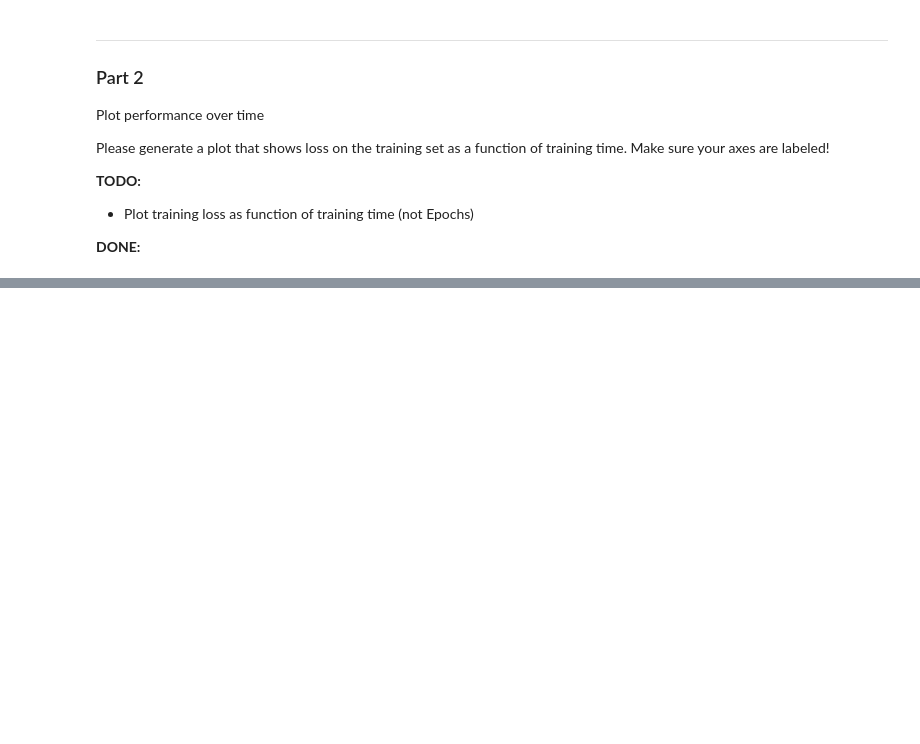
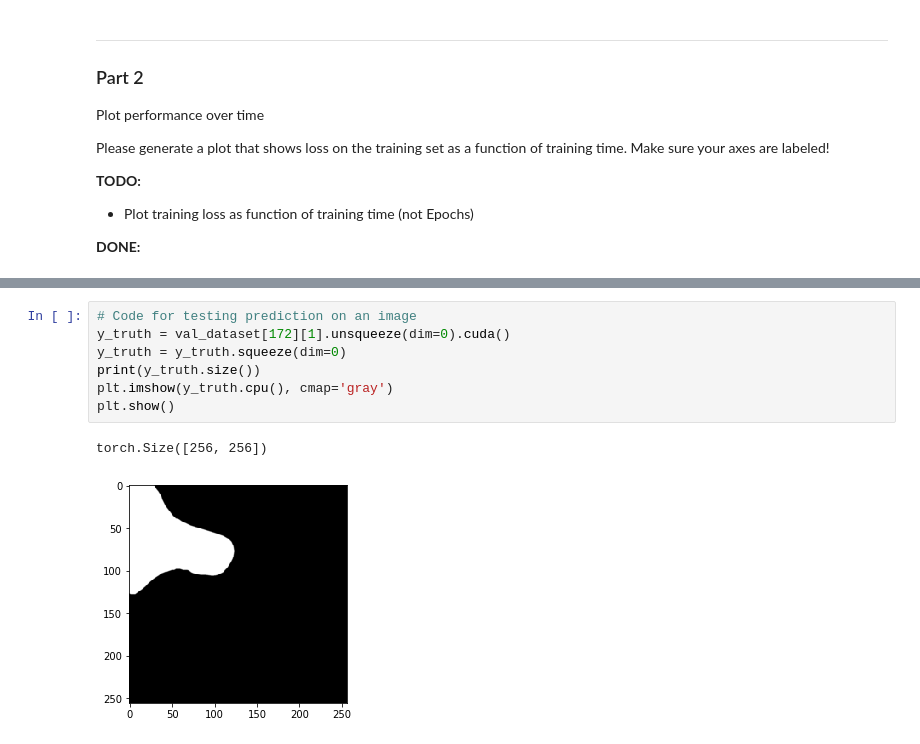
Before and after one commit to ALMerrill/cs474_labs_f2019, a Jupyter notebook: DL_Lab4.ipynb, the cells around one changed output, grey strips where cells are left out. Drawn from its saved outputs; the diff is of its cells as text; blank space fills up the shorter version.

```diff
--- a/DL_Lab4.ipynb
+++ b/DL_Lab4.ipynb
@@ -448,0 +465,10 @@ torch.Size([1, 3, 256, 256])
+# %%
+# Code for testing prediction on an image
+y_truth = val_dataset[172][1].unsqueeze(dim=0).cuda()
+y_truth = y_truth.squeeze(dim=0)
+print(y_truth.size())
+plt.imshow(y_truth.cpu(), cmap='gray')
+plt.show()
+# %% [output]
+torch.Size([256, 256])
+[figure, added]
```
Also changed, not shown: parts of 4 cells of this notebook.
